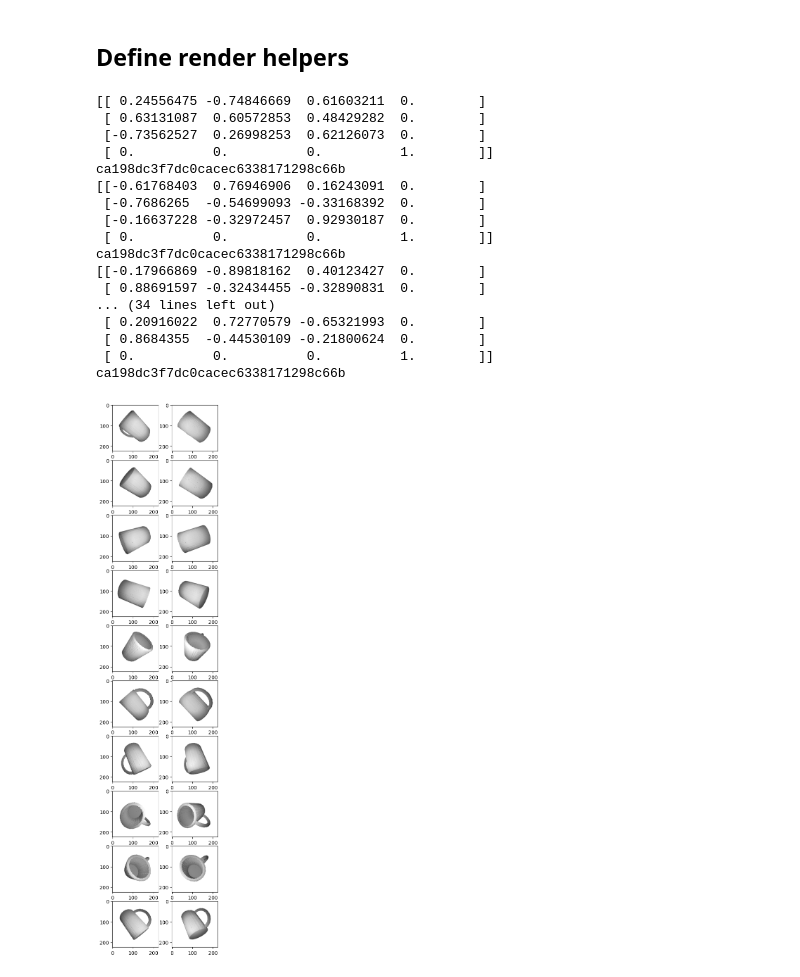
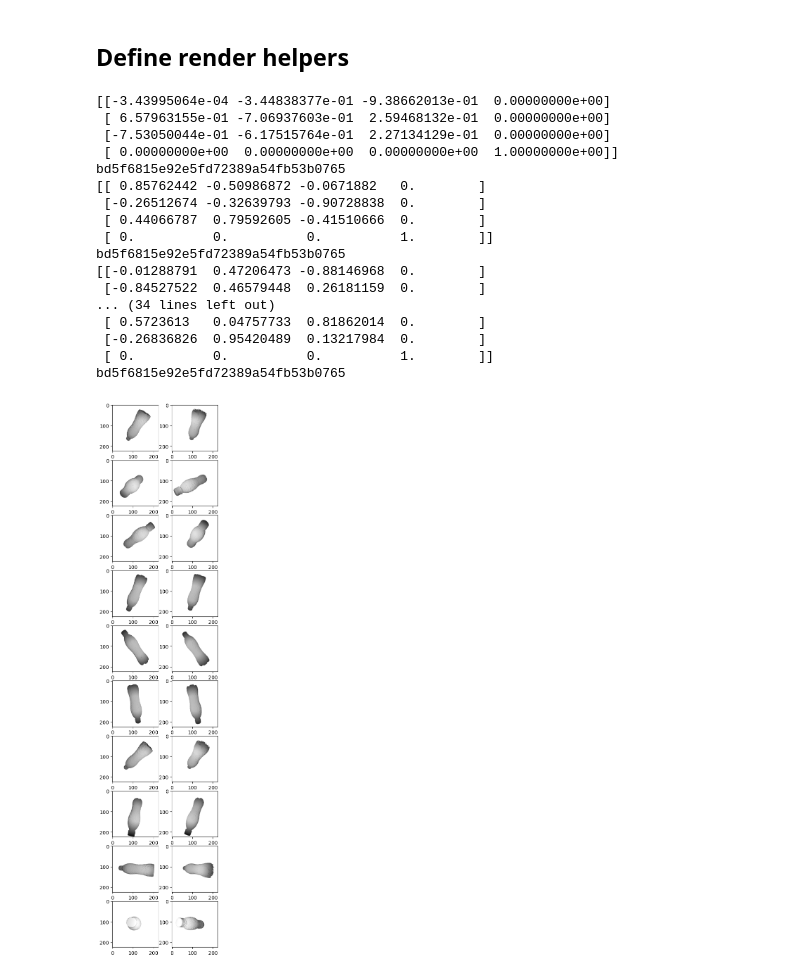
Before and after one commit to elchun/stereo-occupancy-networks, a Jupyter notebook: stereo_data_gen/stereo_data_gen.ipynb, the cells around one changed output. Drawn from its saved outputs; the diff is of its cells as text; code cells hidden in the pictures.

```diff
--- a/stereo_data_gen/stereo_data_gen.ipynb
+++ b/stereo_data_gen/stereo_data_gen.ipynb
@@ -236,30 +236,31 @@ def plot_image_lists(l_images, r_images):
 # %%
 l_image_list = []
 r_image_list = []
 
 for i in range(10):
-    test_data = np.load(osp.join(mug_stereo_path, 'ca198dc3f7dc0cacec6338171298c66b', f'pose_{i}.npz'), allow_pickle=True)
+    # test_data = np.load(osp.join(mug_stereo_path, 'ca198dc3f7dc0cacec6338171298c66b', f'pose_{i}.npz'), allow_pickle=True)
+    test_data = np.load(osp.join(bottle_stereo_path, 'bd5f6815e92e5fd72389a54fb53b0765', f'pose_{i}.npz'), allow_pickle=True)
     l_image_list.append(test_data['l_image'])
     r_image_list.append(test_data['r_image'])
     print(test_data['pose'])
     print(test_data['shapenet_id'])
 plot_image_lists(l_image_list, r_image_list)
 # %% [output]
-[[ 0.24556475 -0.74846669  0.61603211  0.        ]
- [ 0.63131087  0.60572853  0.48429282  0.        ]
- [-0.73562527  0.26998253  0.62126073  0.        ]
+[[-3.43995064e-04 -3.44838377e-01 -9.38662013e-01  0.00000000e+00]
+ [ 6.57963155e-01 -7.06937603e-01  2.59468132e-01  0.00000000e+00]
+ [-7.53050044e-01 -6.17515764e-01  2.27134129e-01  0.00000000e+00]
+ [ 0.00000000e+00  0.00000000e+00  0.00000000e+00  1.00000000e+00]]
+bd5f6815e92e5fd72389a54fb53b0765
+[[ 0.85762442 -0.50986872 -0.0671882   0.        ]
+ [-0.26512674 -0.32639793 -0.90728838  0.        ]
+ [ 0.44066787  0.79592605 -0.41510666  0.        ]
  [ 0.          0.          0.          1.        ]]
-ca198dc3f7dc0cacec6338171298c66b
-[[-0.61768403  0.76946906  0.16243091  0.        ]
- [-0.7686265  -0.54699093 -0.33168392  0.        ]
- [-0.16637228 -0.32972457  0.92930187  0.        ]
+bd5f6815e92e5fd72389a54fb53b0765
+[[-0.01288791  0.47206473 -0.88146968  0.        ]
+ [-0.84527522  0.46579448  0.26181159  0.        ]
+... (34 lines left out)
+ [ 0.5723613   0.04757733  0.81862014  0.        ]
+ [-0.26836826  0.95420489  0.13217984  0.        ]
  [ 0.          0.          0.          1.        ]]
-ca198dc3f7dc0cacec6338171298c66b
-[[-0.17966869 -0.89818162  0.40123427  0.        ]
- [ 0.88691597 -0.32434455 -0.32890831  0.        ]
-... (34 lines left out)
- [ 0.20916022  0.72770579 -0.65321993  0.        ]
- [ 0.8684355  -0.44530109 -0.21800624  0.        ]
- [ 0.          0.          0.          1.        ]]
-ca198dc3f7dc0cacec6338171298c66b
+bd5f6815e92e5fd72389a54fb53b0765
-[figure, old version]
+[figure, new version]
```
Also changed, not shown: 3 other files.
